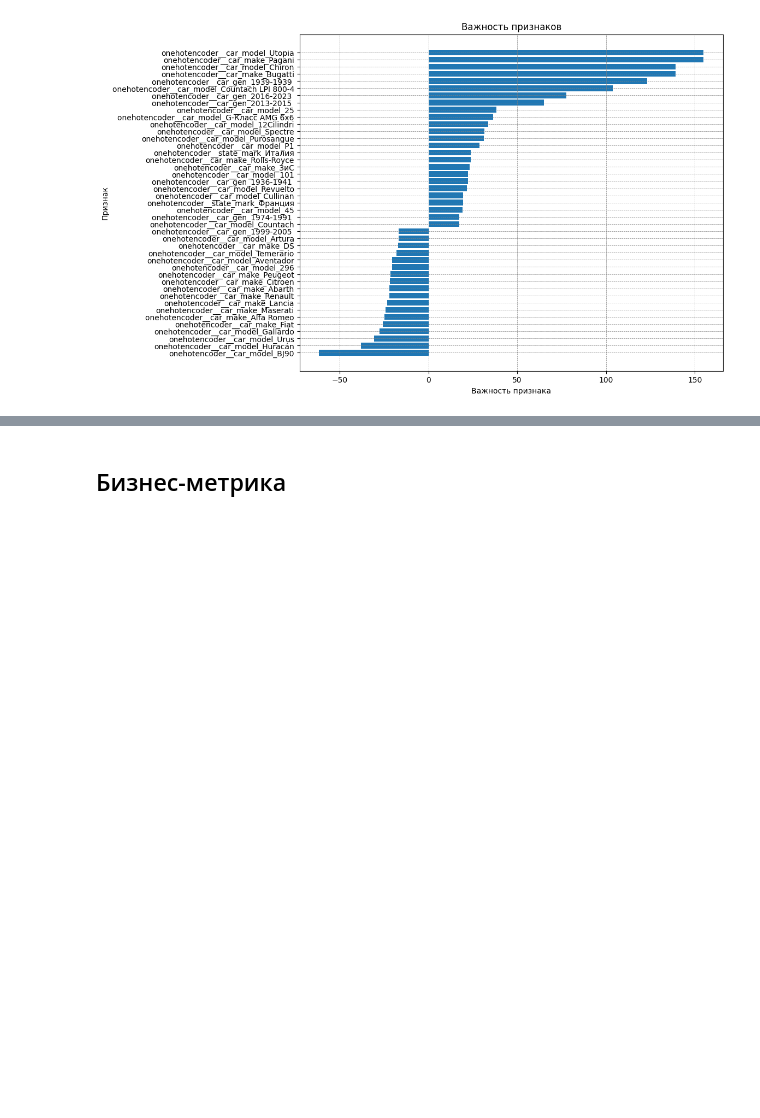
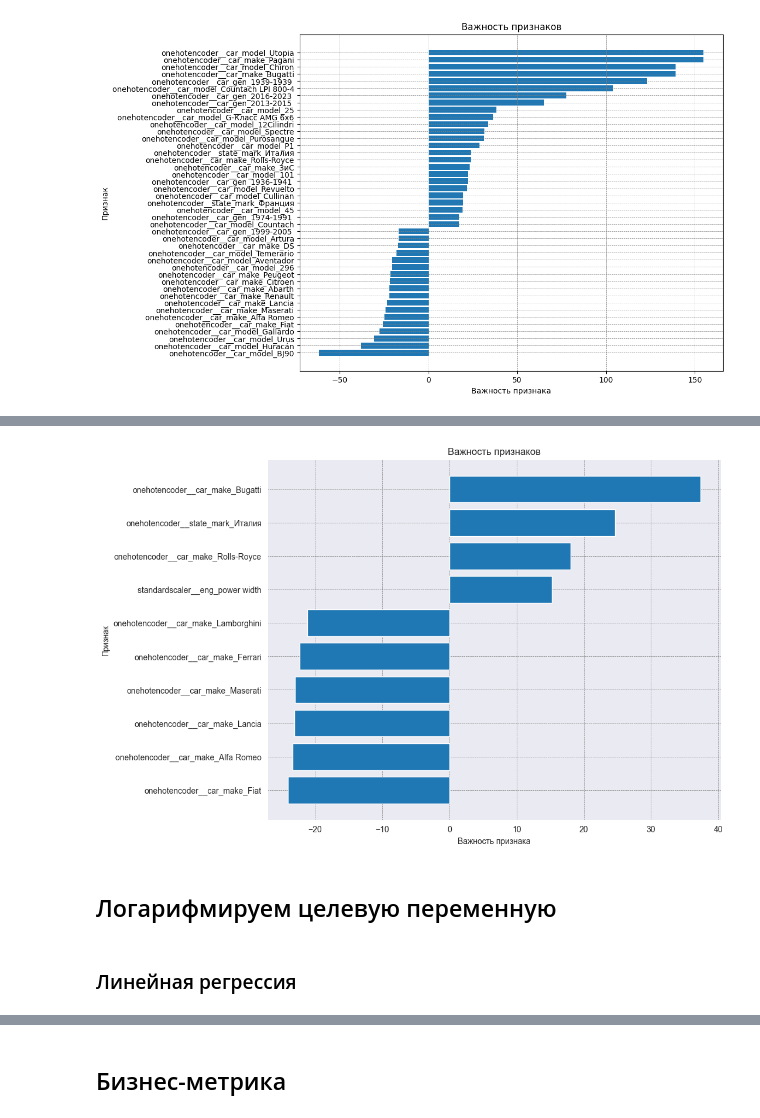
Before and after one commit to polcaz/AI-YP-24-Team-17-Valuation-of-used-cars, a Jupyter notebook: notebooks/linear_models.ipynb, the cells around one changed output, grey strips where cells are left out. Drawn from its saved outputs; the diff is of its cells as text; code cells hidden in the pictures; blank space fills up the shorter version.

```diff
--- a/notebooks/linear_models.ipynb
+++ b/notebooks/linear_models.ipynb
@@ -771,0 +1121,20 @@ plt.show()
+# %%
+# Проверим важность признаков с точки зрения модели
+importances = gs_ridge_pl_poly.best_estimator_['ridge'].coef_
+importances = pd.Series(
+    importances,
+    index=gs_ridge_pl_poly.best_estimator_['columntransformer'].get_feature_names_out()
+).sort_values()
+importances = importances[abs(importances)>15]
+# Построим диаграмму для наглядности
+plt.figure(figsize=(10, 8))
+plt.title('Важность признаков')
+plt.xlabel('Важность признака')
+plt.ylabel('Признак')
+plt.grid(color='gray', linewidth = 0.5, linestyle = '--')
+plt.barh(y=importances.index, width=importances)
+plt.show()
+# %% [output]
+[figure, added]
+# %% [markdown]
+## Логарифмируем целевую переменную
@@ -771,0 +1144,2 @@ plt.show()
+# %% [markdown]
+### Линейная регрессия
```
Also changed, not shown: parts of 40 cells of this notebook, 9 other files.
